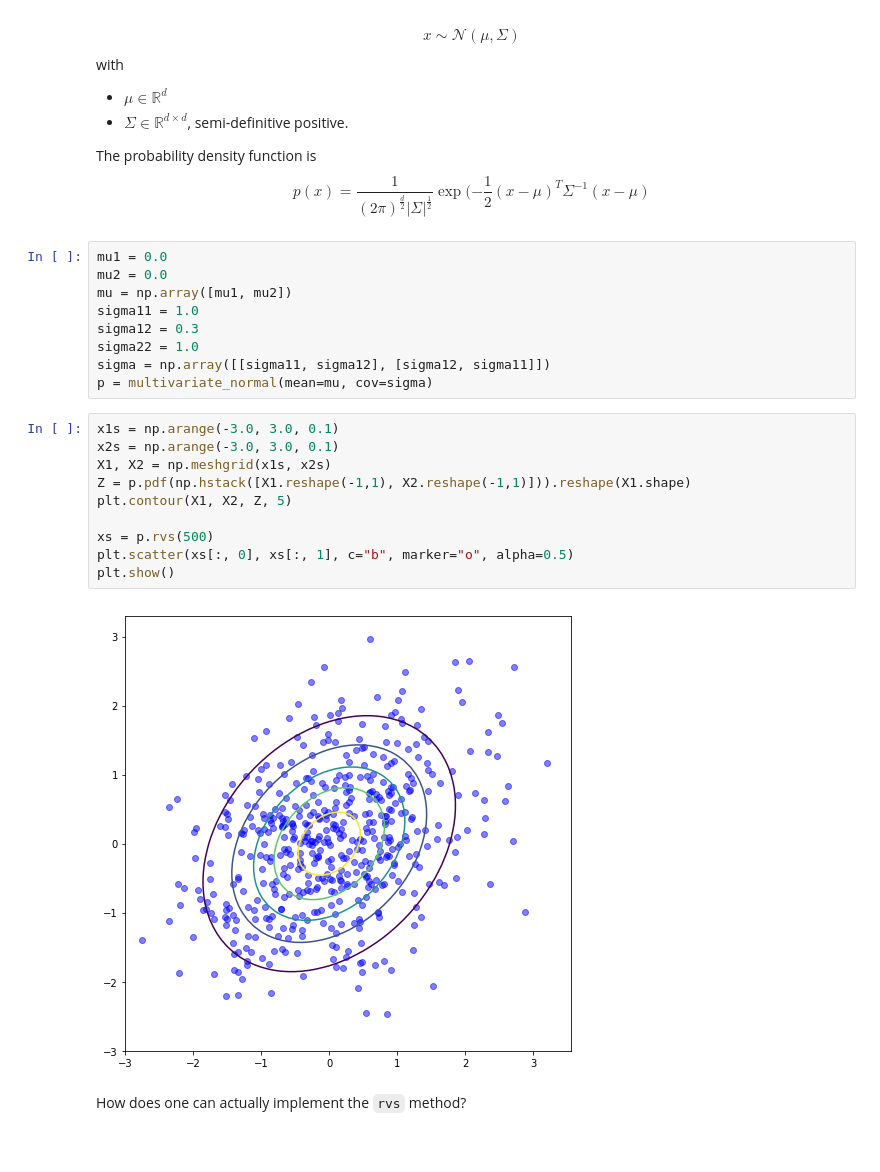
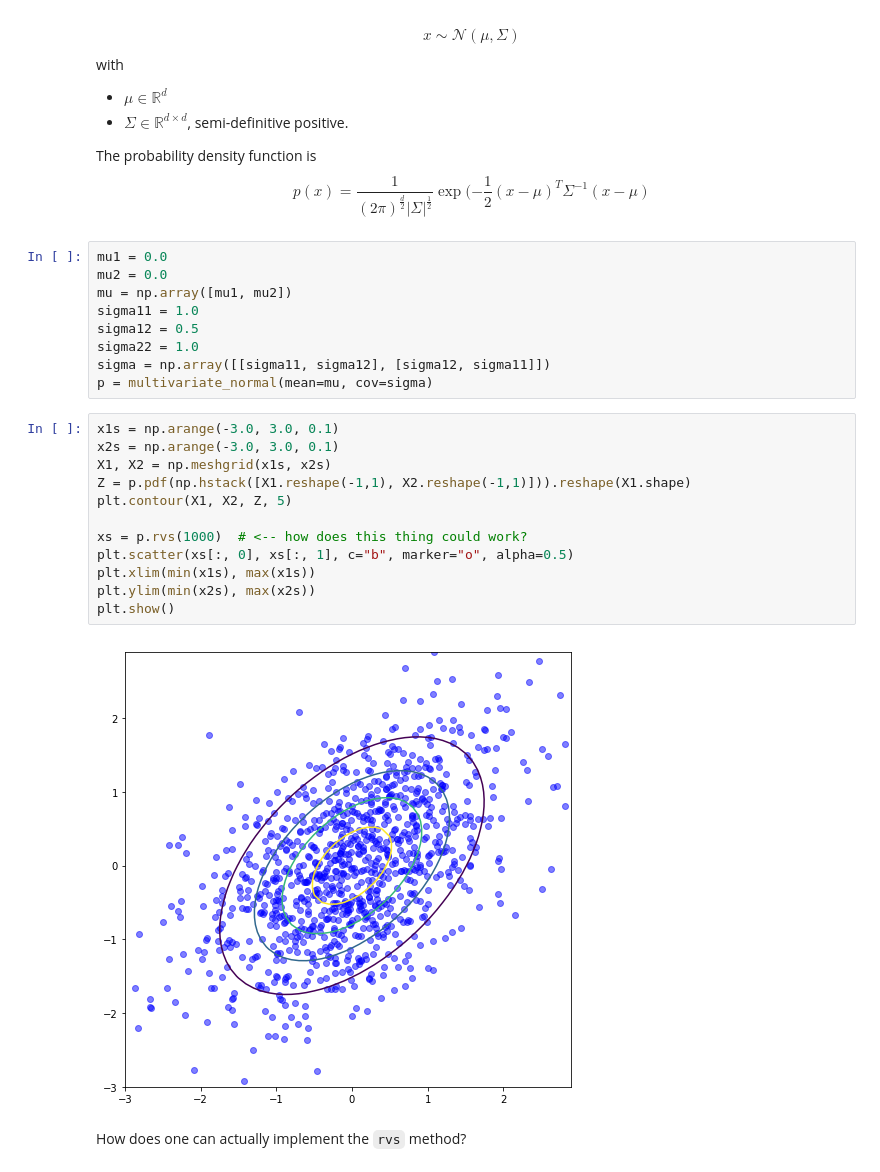
Before and after one commit to glouppe/info8006-introduction-to-ai, a Jupyter notebook: code/lecture6-gibbs.ipynb, the cells around one changed output. Drawn from its saved outputs; the diff is of its cells as text.

```diff
--- a/code/lecture6-gibbs.ipynb
+++ b/code/lecture6-gibbs.ipynb
@@ -26,21 +26,23 @@ mu1 = 0.0
 mu2 = 0.0
 mu = np.array([mu1, mu2])
 sigma11 = 1.0
-sigma12 = 0.3
+sigma12 = 0.5
 sigma22 = 1.0
 sigma = np.array([[sigma11, sigma12], [sigma12, sigma11]])
 p = multivariate_normal(mean=mu, cov=sigma)
 # %%
 x1s = np.arange(-3.0, 3.0, 0.1)
 x2s = np.arange(-3.0, 3.0, 0.1)
 X1, X2 = np.meshgrid(x1s, x2s)
 Z = p.pdf(np.hstack([X1.reshape(-1,1), X2.reshape(-1,1)])).reshape(X1.shape)
 plt.contour(X1, X2, Z, 5)
 
-xs = p.rvs(500)
+xs = p.rvs(1000)  # <-- how does this thing could work?
 plt.scatter(xs[:, 0], xs[:, 1], c="b", marker="o", alpha=0.5)
+plt.xlim(min(x1s), max(x1s))
+plt.ylim(min(x2s), max(x2s))
 plt.show()
 # %% [output]
-[figure, old version]
+[figure, new version]
 # %% [markdown]
 How does one can actually implement the `rvs` method?
```
Also changed, not shown: parts of 6 cells of this notebook.
